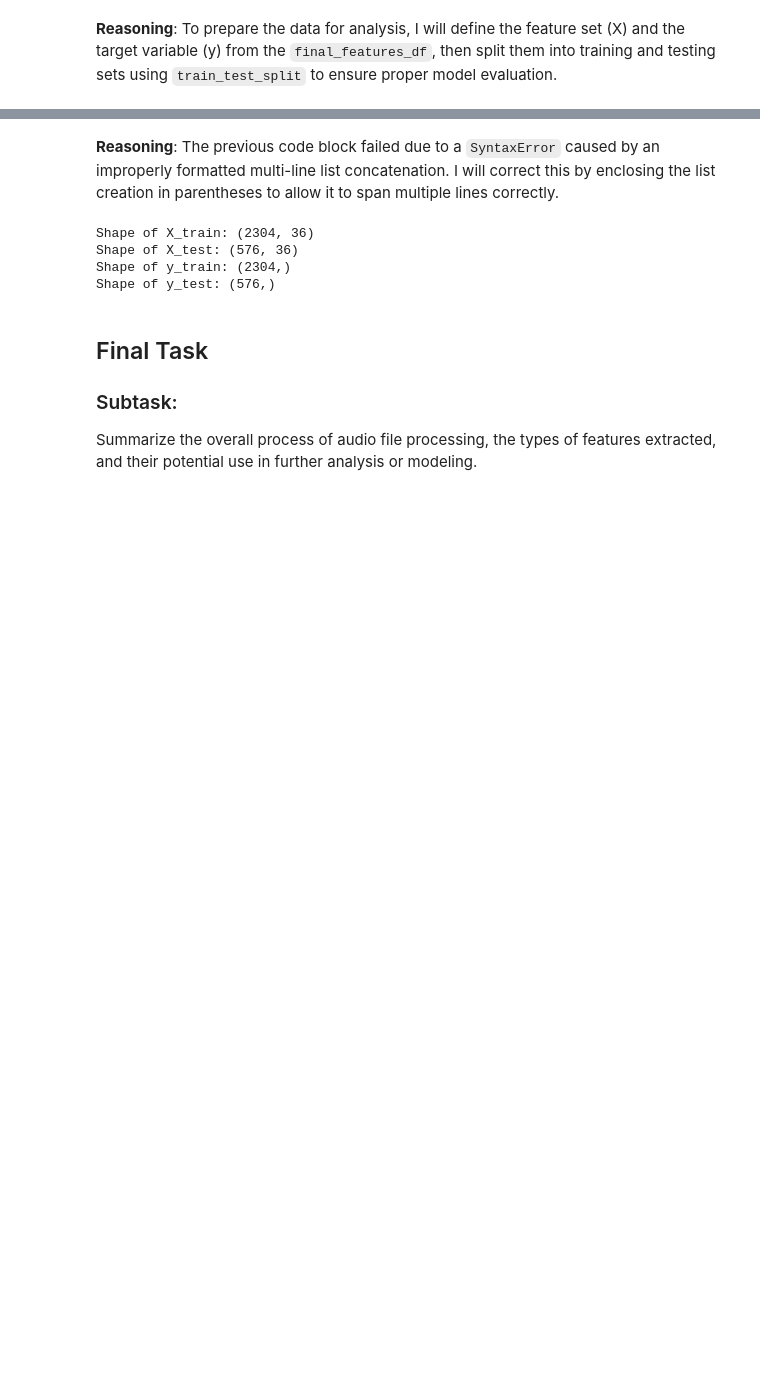
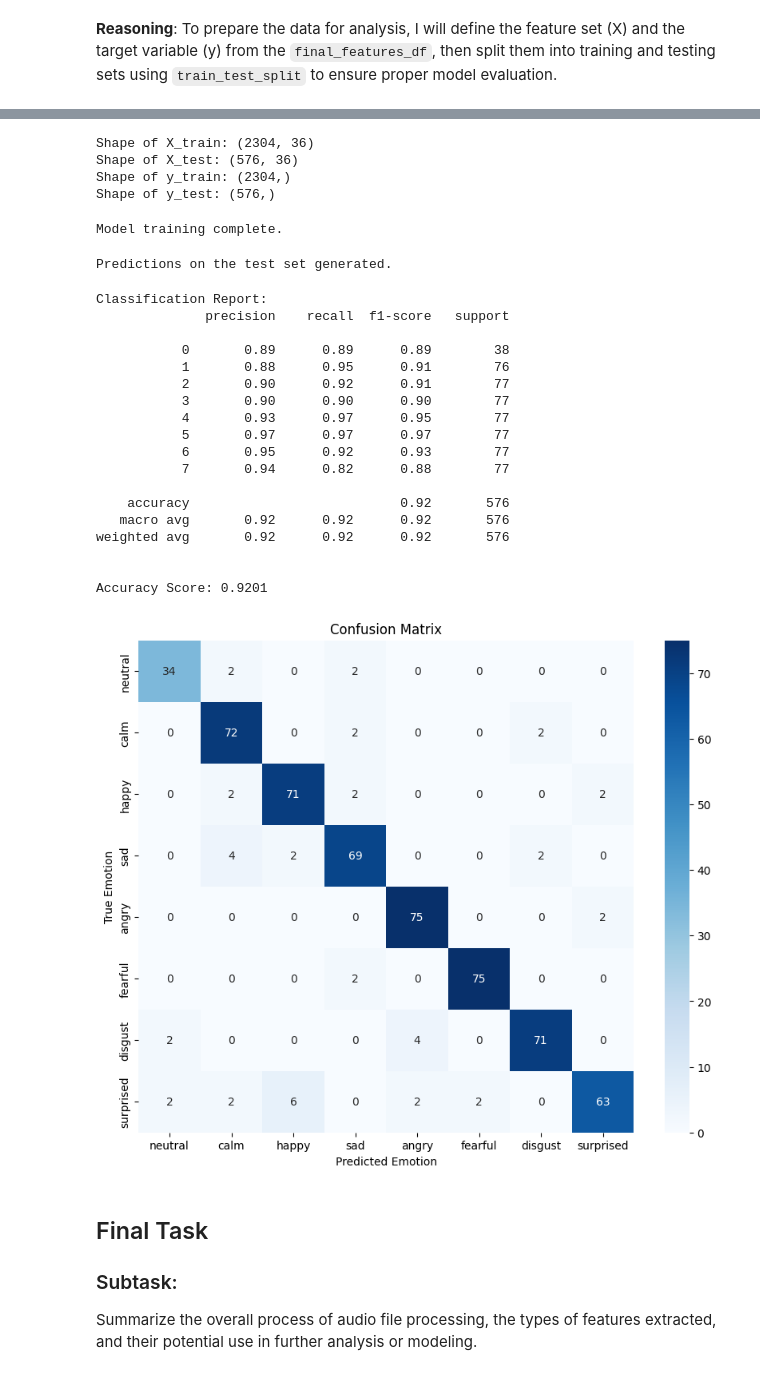
Before and after one commit to ajmainrahman/Supervised-Machine-Learning-ProblemTypes-Tasks-UseCases, a Jupyter notebook: Speech_Emotion_Classification.ipynb, the cells around one changed output, grey strips where cells are left out. Cells and saved outputs as stored; diff of their text form; code cells hidden in the pictures; blank space fills up the shorter version.

```diff
--- a/Speech_Emotion_Classification.ipynb
+++ b/Speech_Emotion_Classification.ipynb
@@ -597,6 +572,3 @@ SyntaxError: invalid syntax (3588650361.py, line 4)
-# %% [markdown]
-**Reasoning**:
-The previous code block failed due to a `SyntaxError` caused by an improperly formatted multi-line list concatenation. I will correct this by enclosing the list creation in parentheses to allow it to span multiple lines correctly.
 # %%
 from sklearn.model_selection import train_test_split
 
@@ -625,6 +597,73 @@ Shape of X_train: (2304, 36)
 Shape of X_test: (576, 36)
 Shape of y_train: (2304,)
 Shape of y_test: (576,)
+# %%
+from sklearn.ensemble import RandomForestClassifier
+
+# Initialize the Random Forest Classifier
+model = RandomForestClassifier(n_estimators=100, random_state=42)
+
+# Train the model on the training data
+model.fit(X_train, y_train)
+
+print("Model training complete.")
+# %% [output]
+Model training complete.
+# %%
+# Make predictions on the test set
+y_pred = model.predict(X_test)
+
+print("Predictions on the test set generated.")
+# %% [output]
+Predictions on the test set generated.
+# %%
+from sklearn.metrics import classification_report, accuracy_score, confusion_matrix
+import seaborn as sns
+import matplotlib.pyplot as plt
+
+# Define emotion_labels mapping for the confusion matrix
+emotion_labels = {
+    0: 'neutral', 1: 'calm', 2: 'happy', 3: 'sad',
+    4: 'angry', 5: 'fearful', 6: 'disgust', 7: 'surprised'
+}
+
+# 1. Classification Report
+print("\nClassification Report:")
+print(classification_report(y_test, y_pred))
+
+# 2. Accuracy Score
+accuracy = accuracy_score(y_test, y_pred)
+print(f"\nAccuracy Score: {accuracy:.4f}")
+
+# 3. Confusion Matrix
+conf_matrix = confusion_matrix(y_test, y_pred)
+plt.figure(figsize=(10, 8))
+sns.heatmap(conf_matrix, annot=True, fmt='d', cmap='Blues',
+            xticklabels=emotion_labels.values(), yticklabels=emotion_labels.values())
+plt.title('Confusion Matrix')
+plt.xlabel('Predicted Emotion')
+plt.ylabel('True Emotion')
+plt.show()
+# %% [output]
+Classification Report:
+              precision    recall  f1-score   support
+
+           0       0.89      0.89      0.89        38
+           1       0.88      0.95      0.91        76
+           2       0.90      0.92      0.91        77
+           3       0.90      0.90      0.90        77
+           4       0.93      0.97      0.95        77
+           5       0.97      0.97      0.97        77
+           6       0.95      0.92      0.93        77
+           7       0.94      0.82      0.88        77
+
+    accuracy                           0.92       576
+   macro avg       0.92      0.92      0.92       576
+weighted avg       0.92      0.92      0.92       576
+
+
+Accuracy Score: 0.9201
+[figure, added]
 # %% [markdown]
 ## Final Task
 
```
Also changed, not shown: parts of 27 cells of this notebook.
